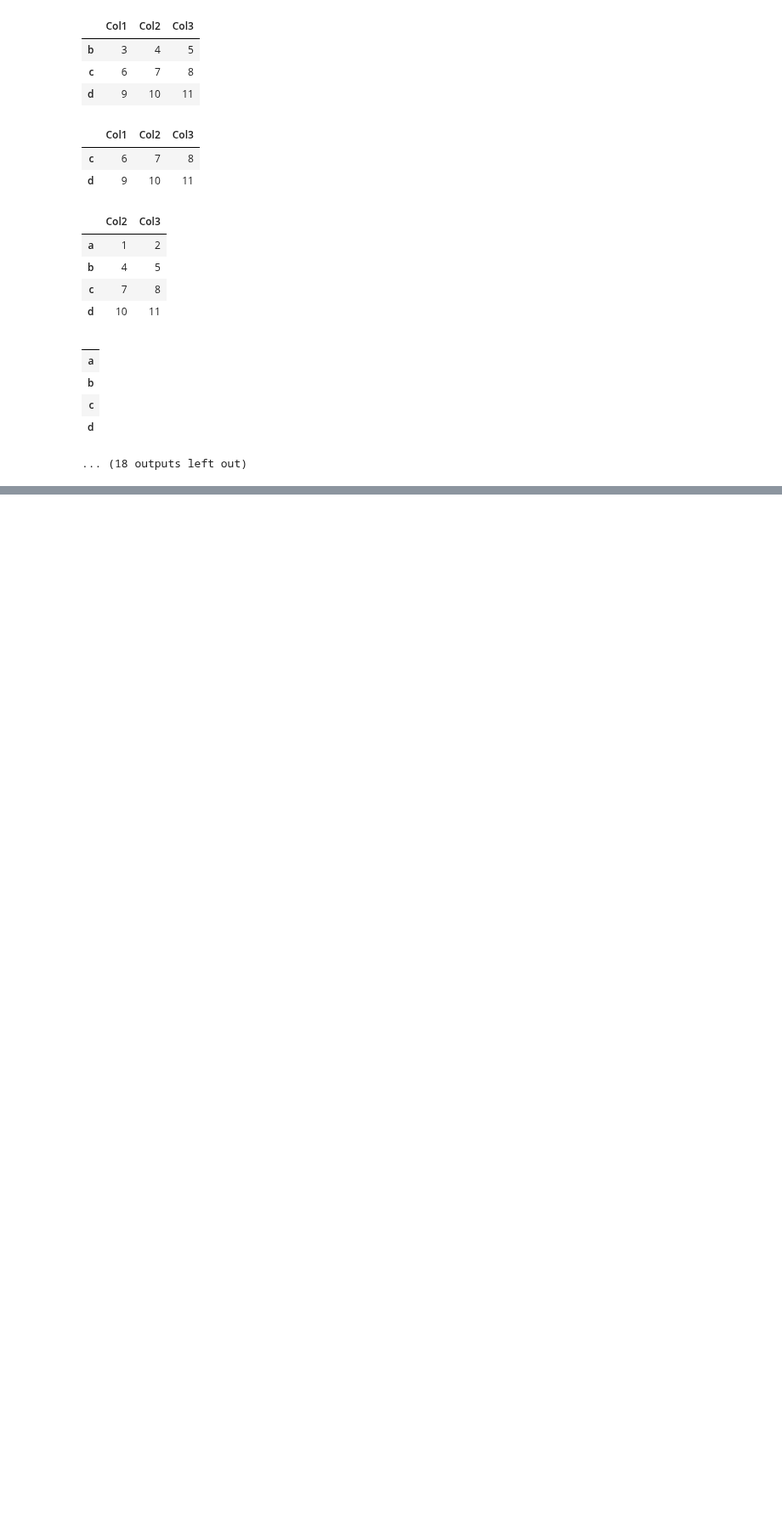
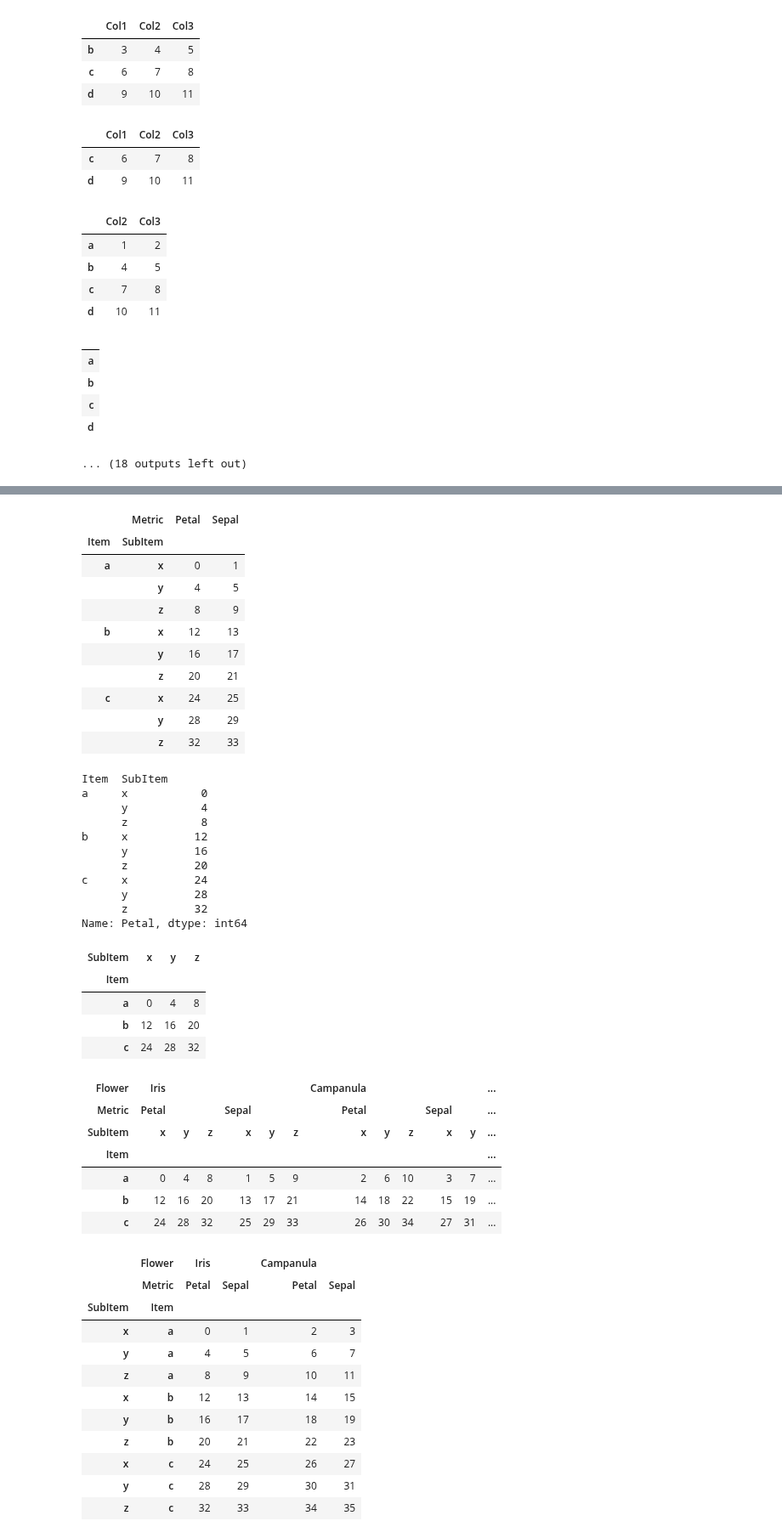
Before and after one commit to niranjv/ml-notes, a Jupyter notebook: notes/pandas-notes.ipynb, the cells around one changed output, grey strips where cells are left out. Shown at 85% size. Drawn from its saved outputs; the diff is of its cells as text; code cells hidden in the pictures; blank space fills up the shorter version.

```diff
--- a/notes/pandas-notes.ipynb
+++ b/notes/pandas-notes.ipynb
@@ -256,0 +330,25 @@ dtype: int64
+# %%
+# Hierarchical Indexing - DataFrame
+
+df = DataFrame(np.arange(36).reshape(9,4),
+               index=[['a','a','a','b','b','b','c','c','c'],['x','y','z','x','y','z','x','y','z']],
+               columns=[['Iris','Iris','Campanula','Campanula'],['Petal','Sepal','Petal','Sepal']]
+              )
+df.index.names = ['Item','SubItem']
+df.columns.names = ['Flower', 'Metric']
+df.name = 'Flower Metrics'
+df
+
+df['Iris']
+df['Iris']['Petal']
+df['Iris']['Petal'].unstack()
+
+df.unstack()
+
+
+df.swaplevel('Item', 'SubItem')
+df.swaplevel('Item', 'SubItem').sortlevel(0) # same as...
+df.swaplevel('Item', 'SubItem').sort_index()
+
+df.swaplevel(0,1, axis=1).sortlevel(0, axis=1)
+# %% [output]
@@ -256,0 +367,46 @@ dtype: int64
+|  | Metric | Petal | Sepal |
+| Item | SubItem |  |  |
+| a | x | 0 | 1 |
+|  | y | 4 | 5 |
+|  | z | 8 | 9 |
+| b | x | 12 | 13 |
+|  | y | 16 | 17 |
+|  | z | 20 | 21 |
+| c | x | 24 | 25 |
+|  | y | 28 | 29 |
+|  | z | 32 | 33 |
+Item  SubItem
+a     x           0
+      y           4
+      z           8
+b     x          12
+      y          16
+      z          20
+c     x          24
+      y          28
+      z          32
+Name: Petal, dtype: int64
+| SubItem | x | y | z |
+| Item |  |  |  |
+| a | 0 | 4 | 8 |
+| b | 12 | 16 | 20 |
+| c | 24 | 28 | 32 |
+| Flower | Iris |  |  |  |  |  | Campanula |  |  |  |  | ... |
+| Metric | Petal |  |  | Sepal |  |  | Petal |  |  | Sepal |  | ... |
+| SubItem | x | y | z | x | y | z | x | y | z | x | y | ... |
+| Item |  |  |  |  |  |  |  |  |  |  |  | ... |
+| a | 0 | 4 | 8 | 1 | 5 | 9 | 2 | 6 | 10 | 3 | 7 | ... |
+| b | 12 | 16 | 20 | 13 | 17 | 21 | 14 | 18 | 22 | 15 | 19 | ... |
+| c | 24 | 28 | 32 | 25 | 29 | 33 | 26 | 30 | 34 | 27 | 31 | ... |
+|  | Flower | Iris |  | Campanula |  |
+|  | Metric | Petal | Sepal | Petal | Sepal |
+| SubItem | Item |  |  |  |  |
+| x | a | 0 | 1 | 2 | 3 |
+| y | a | 4 | 5 | 6 | 7 |
+| z | a | 8 | 9 | 10 | 11 |
+| x | b | 12 | 13 | 14 | 15 |
+| y | b | 16 | 17 | 18 | 19 |
+| z | b | 20 | 21 | 22 | 23 |
+| x | c | 24 | 25 | 26 | 27 |
+| y | c | 28 | 29 | 30 | 31 |
+| z | c | 32 | 33 | 34 | 35 |
```
Also changed, not shown: parts of 7 cells of this notebook.
